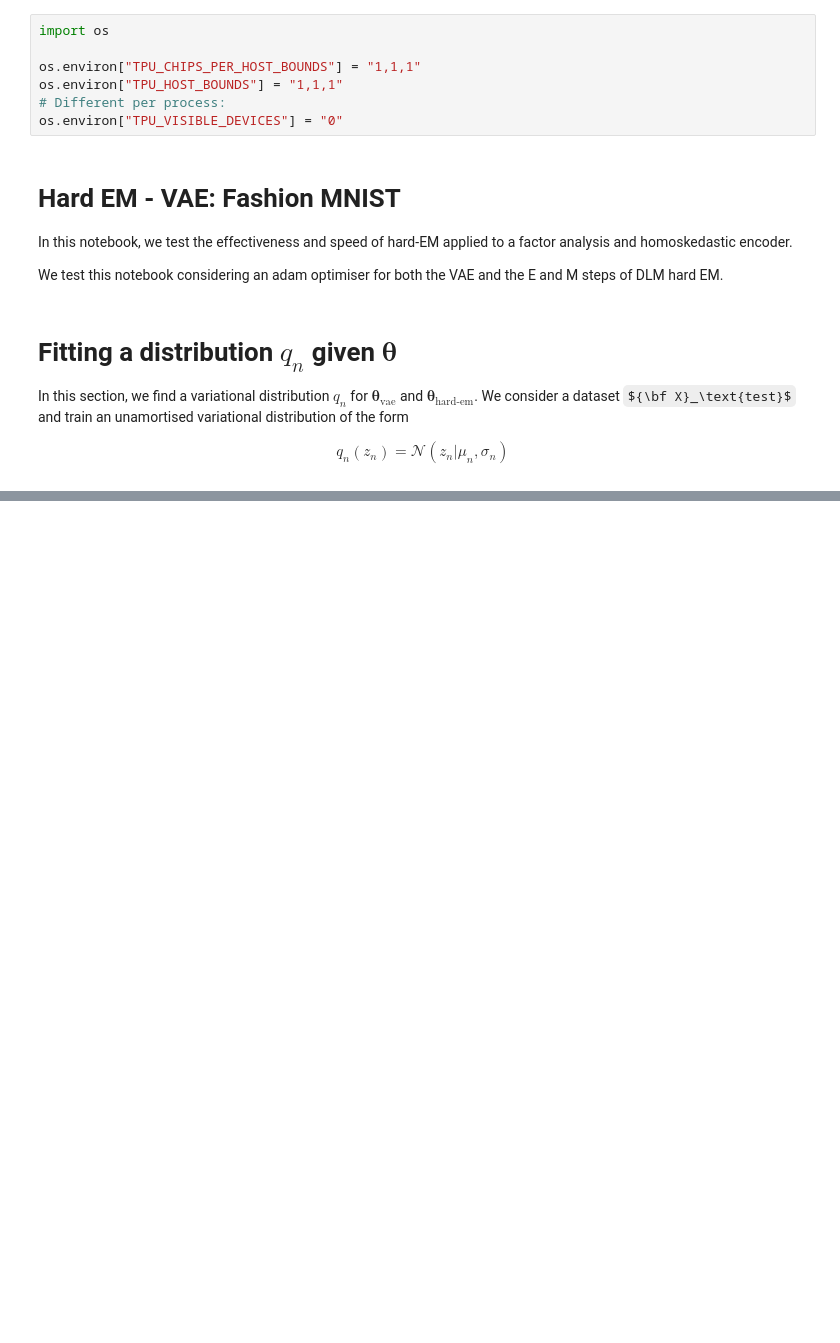
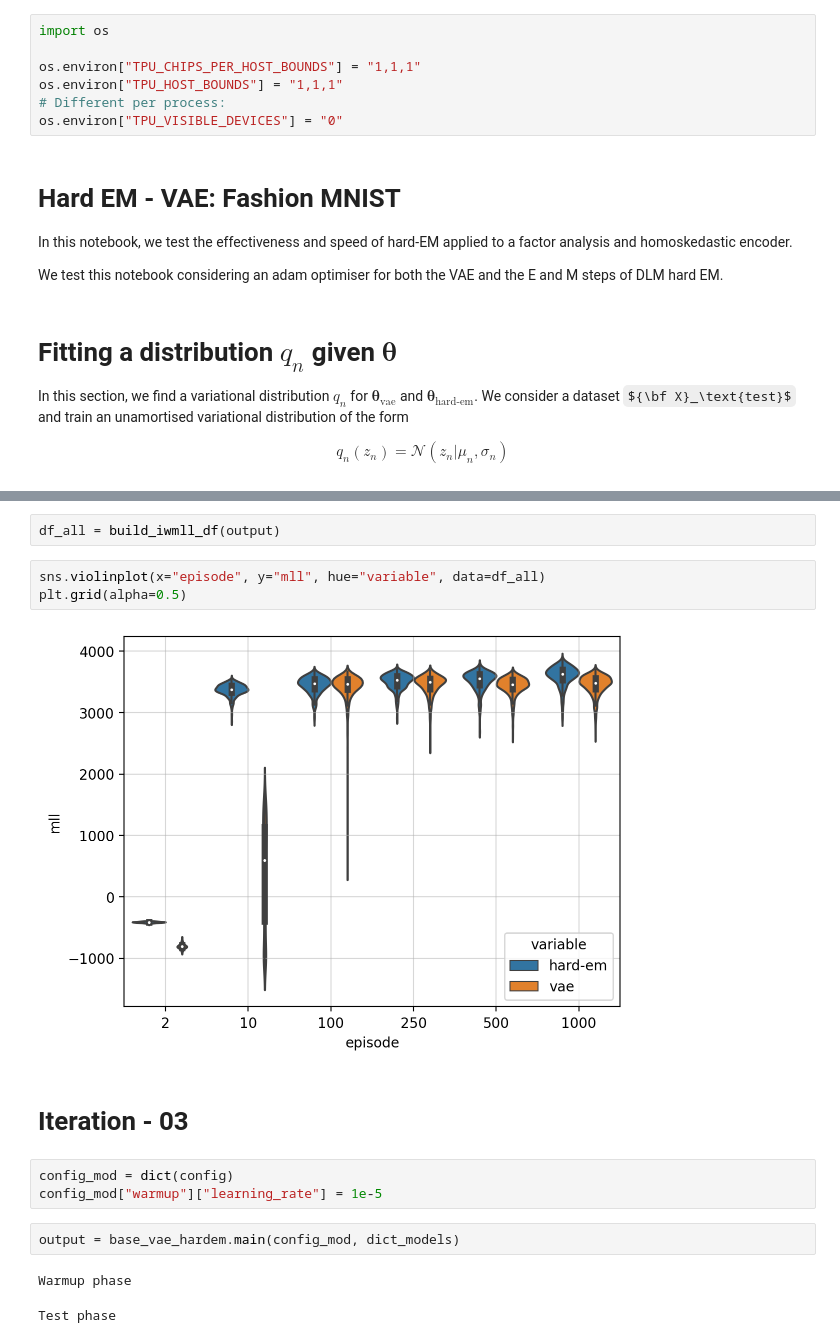
Before and after one commit to gerdm/hard-em-lvm, a Jupyter notebook: notebooks/13-hard-em-ipl-vae-multiple.ipynb, the cells around one changed output, grey strips where cells are left out. Drawn from its saved outputs; the diff is of its cells as text; some formulas as TeX source; blank space fills up the shorter version.

```diff
--- a/notebooks/13-hard-em-ipl-vae-multiple.ipynb
+++ b/notebooks/13-hard-em-ipl-vae-multiple.ipynb
@@ -51,0 +169,17 @@ plt.tight_layout()
+# %%
+df_all = build_iwmll_df(output)
+# %%
+sns.violinplot(x="episode", y="mll", hue="variable", data=df_all)
+plt.grid(alpha=0.5)
+# %% [output]
+[figure, added]
+# %% [markdown]
+# Iteration - 03
+# %%
+config_mod = dict(config)
+config_mod["warmup"]["learning_rate"] = 1e-5
+# %%
+output = base_vae_hardem.main(config_mod, dict_models)
+# %% [output]
+Warmup phase
+Test phase
```
Also changed, not shown: parts of 34 cells of this notebook.
